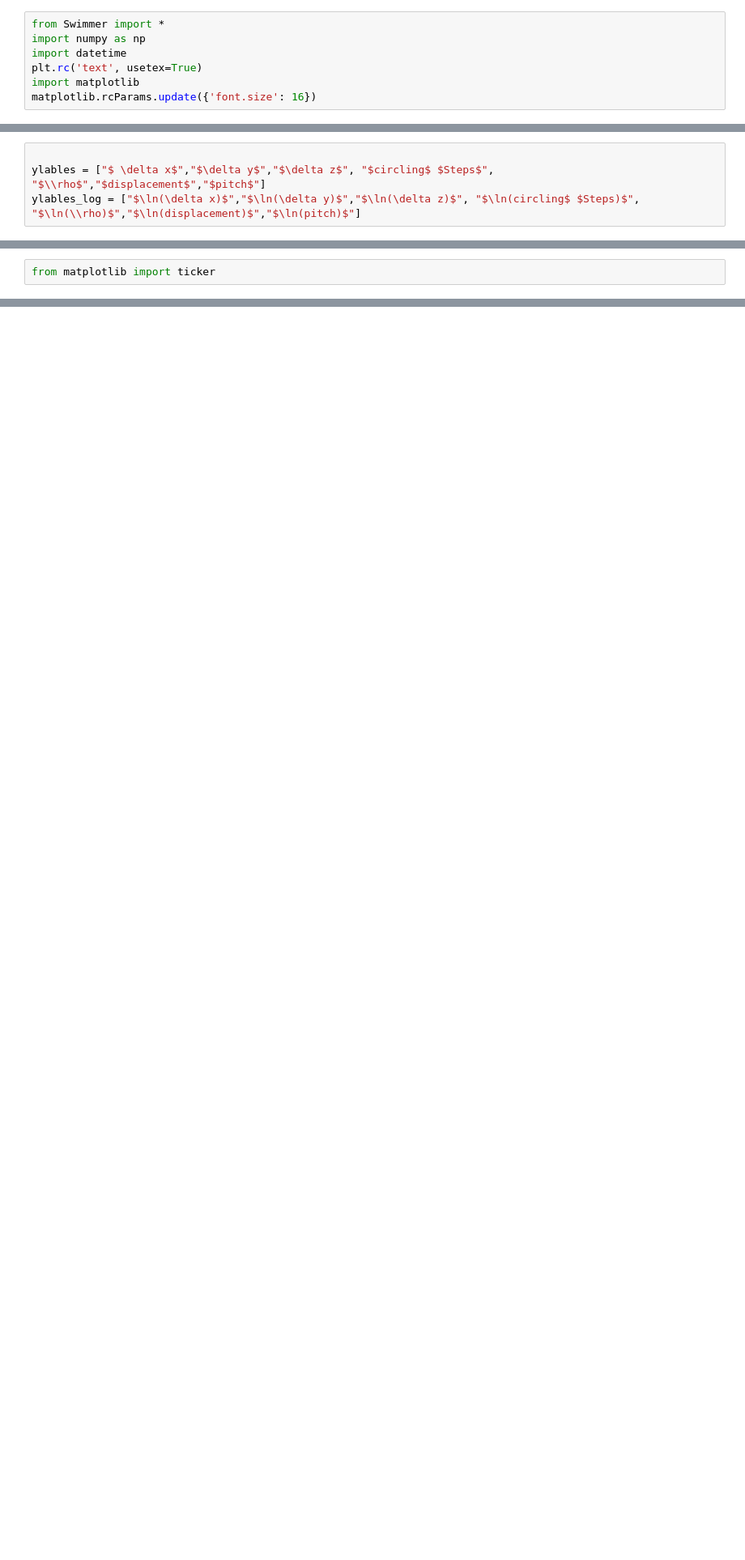
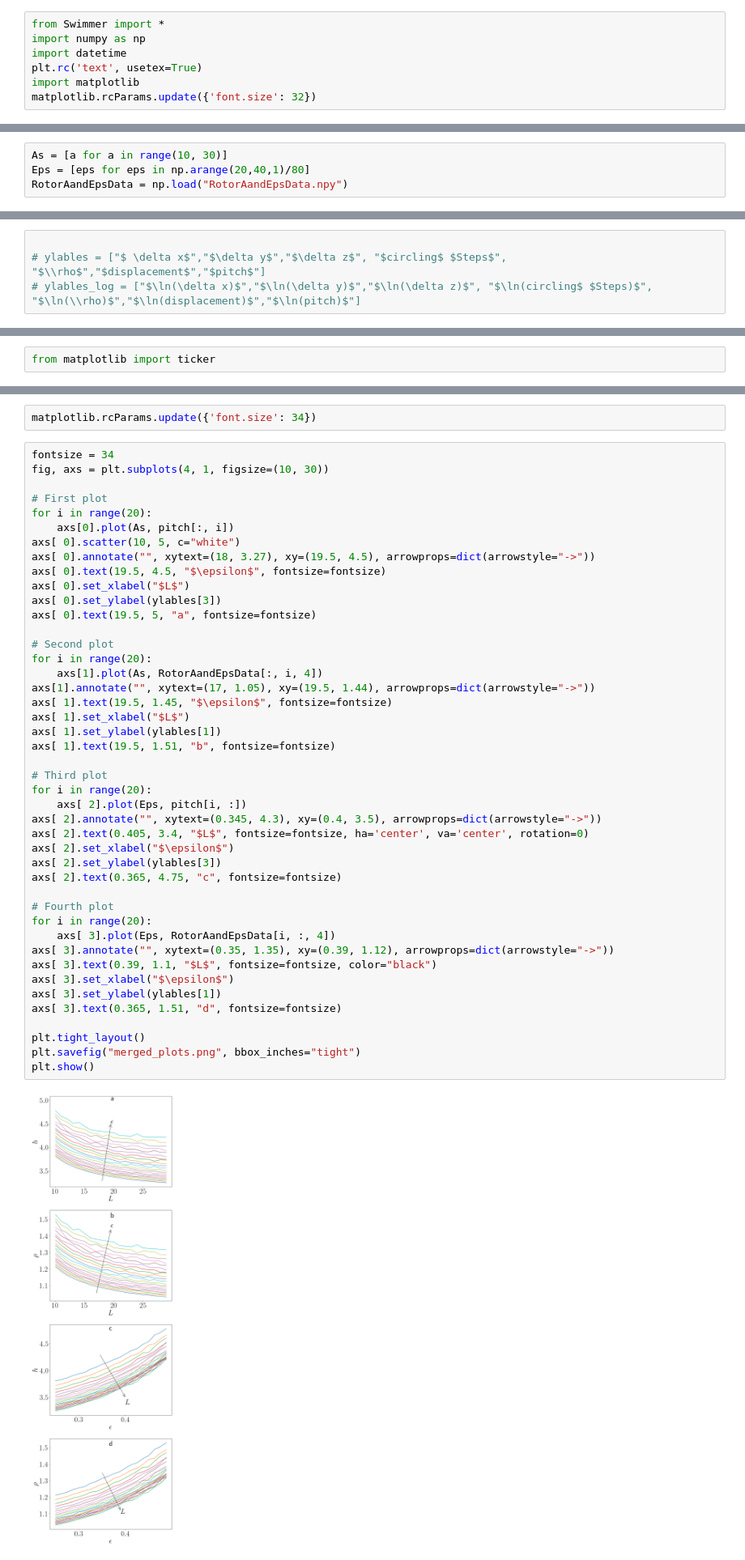
Before and after one commit to alireza-astane/starSwimmer3D, a Jupyter notebook: swimmerProject/phase2.ipynb, the cells around one changed output, grey strips where cells are left out. Shown at 81% size. Drawn from its saved outputs; the diff is of its cells as text; blank space fills up the shorter version.

```diff
--- a/swimmerProject/phase2.ipynb
+++ b/swimmerProject/phase2.ipynb
@@ -4,7 +4,7 @@ import numpy as np
 import datetime
 plt.rc('text', usetex=True)
 import matplotlib
-matplotlib.rcParams.update({'font.size': 16})
+matplotlib.rcParams.update({'font.size': 32})
 # %% [markdown]
 ## Initialization
 # %%
@@ -798,10 +796,14 @@ RotorAandEpsData = np.load("RotorAandEpsData.npy")
+# %%
+As = [a for a in range(10, 30)]
+Eps = [eps for eps in np.arange(20,40,1)/80]
+RotorAandEpsData = np.load("RotorAandEpsData.npy")
 # %%
 ylables = ["$n_r$", "$\\rho$","$v$","$h$"]
 ylables_log = ["$\ln(n_r)$", "$\ln(\\rho)$","$\ln(v)$","$\ln(h)$"]
 # %%
 
-ylables = ["$ \delta x$","$\delta y$","$\delta z$", "$circling$ $Steps$", "$\\rho$","$displacement$","$pitch$"]
-ylables_log = ["$\ln(\delta x)$","$\ln(\delta y)$","$\ln(\delta z)$", "$\ln(circling$ $Steps)$", "$\ln(\\rho)$","$\ln(displacement)$","$\ln(pitch)$"]
+# ylables = ["$ \delta x$","$\delta y$","$\delta z$", "$circling$ $Steps$", "$\\rho$","$displacement$","$pitch$"]
+# ylables_log = ["$\ln(\delta x)$","$\ln(\delta y)$","$\ln(\delta z)$", "$\ln(circling$ $Steps)$", "$\ln(\\rho)$","$\ln(displacement)$","$\ln(pitch)$"]
 # %%
 import matplotlib
 matplotlib.rcParams.update({'font.size': 16})
@@ -906,0 +852,48 @@ plt.show()
+# %%
+matplotlib.rcParams.update({'font.size': 34})
+# %%
+fontsize = 34
+fig, axs = plt.subplots(4, 1, figsize=(10, 30))
+
+# First plot
+for i in range(20):
+    axs[0].plot(As, pitch[:, i])
+axs[ 0].scatter(10, 5, c="white")
+axs[ 0].annotate("", xytext=(18, 3.27), xy=(19.5, 4.5), arrowprops=dict(arrowstyle="->"))
+axs[ 0].text(19.5, 4.5, "$\epsilon$", fontsize=fontsize)
+axs[ 0].set_xlabel("$L$")
+axs[ 0].set_ylabel(ylables[3])
+axs[ 0].text(19.5, 5, "a", fontsize=fontsize)
+
+# Second plot
+for i in range(20):
+    axs[1].plot(As, RotorAandEpsData[:, i, 4])
+axs[1].annotate("", xytext=(17, 1.05), xy=(19.5, 1.44), arrowprops=dict(arrowstyle="->"))
+axs[ 1].text(19.5, 1.45, "$\epsilon$", fontsize=fontsize)
+axs[ 1].set_xlabel("$L$")
+axs[ 1].set_ylabel(ylables[1])
+axs[ 1].text(19.5, 1.51, "b", fontsize=fontsize)
+
+# Third plot
+for i in range(20):
+    axs[ 2].plot(Eps, pitch[i, :])
+axs[ 2].annotate("", xytext=(0.345, 4.3), xy=(0.4, 3.5), arrowprops=dict(arrowstyle="->"))
+axs[ 2].text(0.405, 3.4, "$L$", fontsize=fontsize, ha='center', va='center', rotation=0)
+axs[ 2].set_xlabel("$\epsilon$")
+axs[ 2].set_ylabel(ylables[3])
+axs[ 2].text(0.365, 4.75, "c", fontsize=fontsize)
+
+# Fourth plot
+for i in range(20):
+    axs[ 3].plot(Eps, RotorAandEpsData[i, :, 4])
+axs[ 3].annotate("", xytext=(0.35, 1.35), xy=(0.39, 1.12), arrowprops=dict(arrowstyle="->"))
+axs[ 3].text(0.39, 1.1, "$L$", fontsize=fontsize, color="black")
+axs[ 3].set_xlabel("$\epsilon$")
+axs[ 3].set_ylabel(ylables[1])
+axs[ 3].text(0.365, 1.51, "d", fontsize=fontsize)
+
+plt.tight_layout()
+plt.savefig("merged_plots.png", bbox_inches="tight")
+plt.show()
+# %% [output]
+[figure, added]
```
Also changed, not shown: parts of 9 cells of this notebook, 19 other files.
